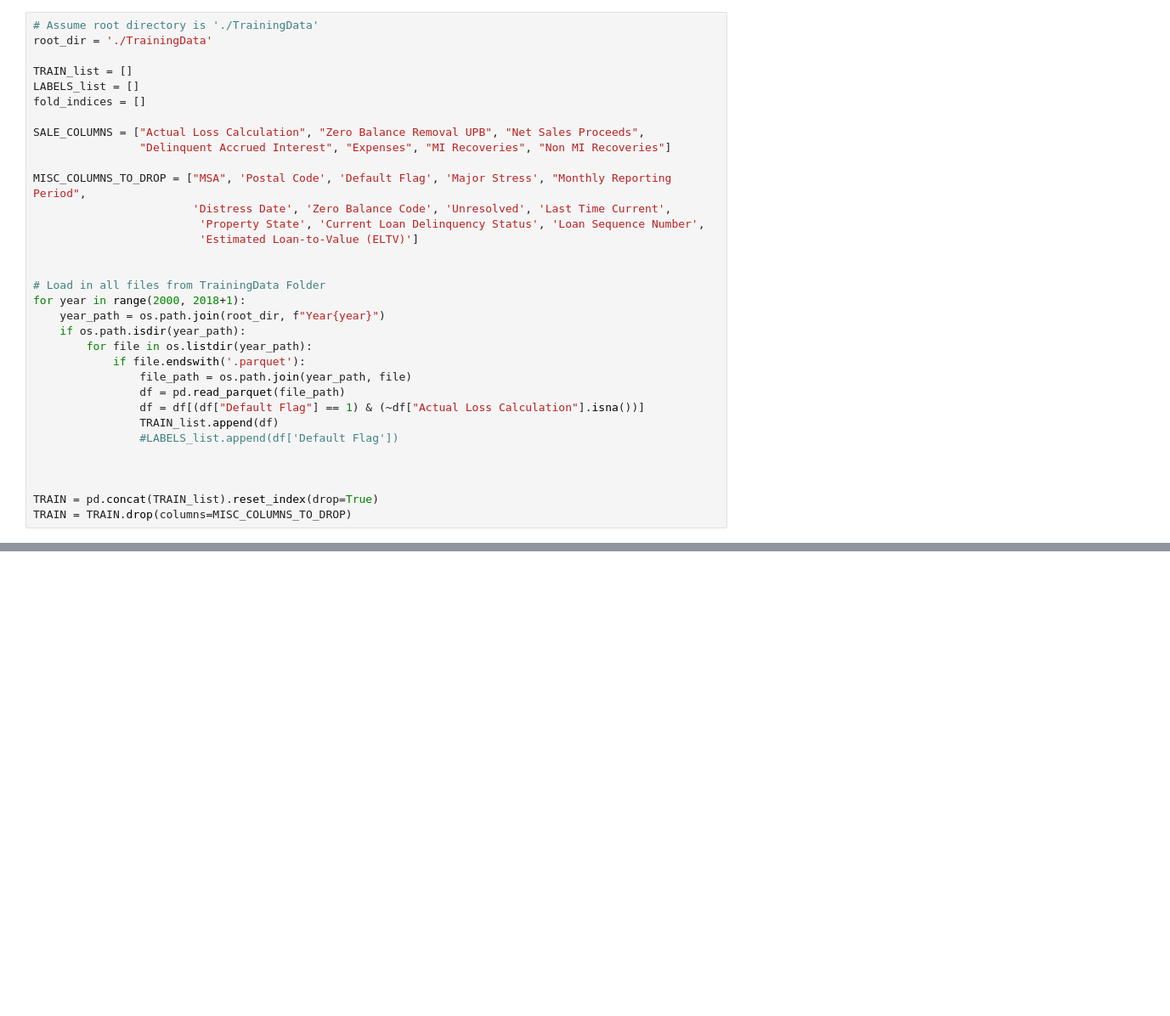
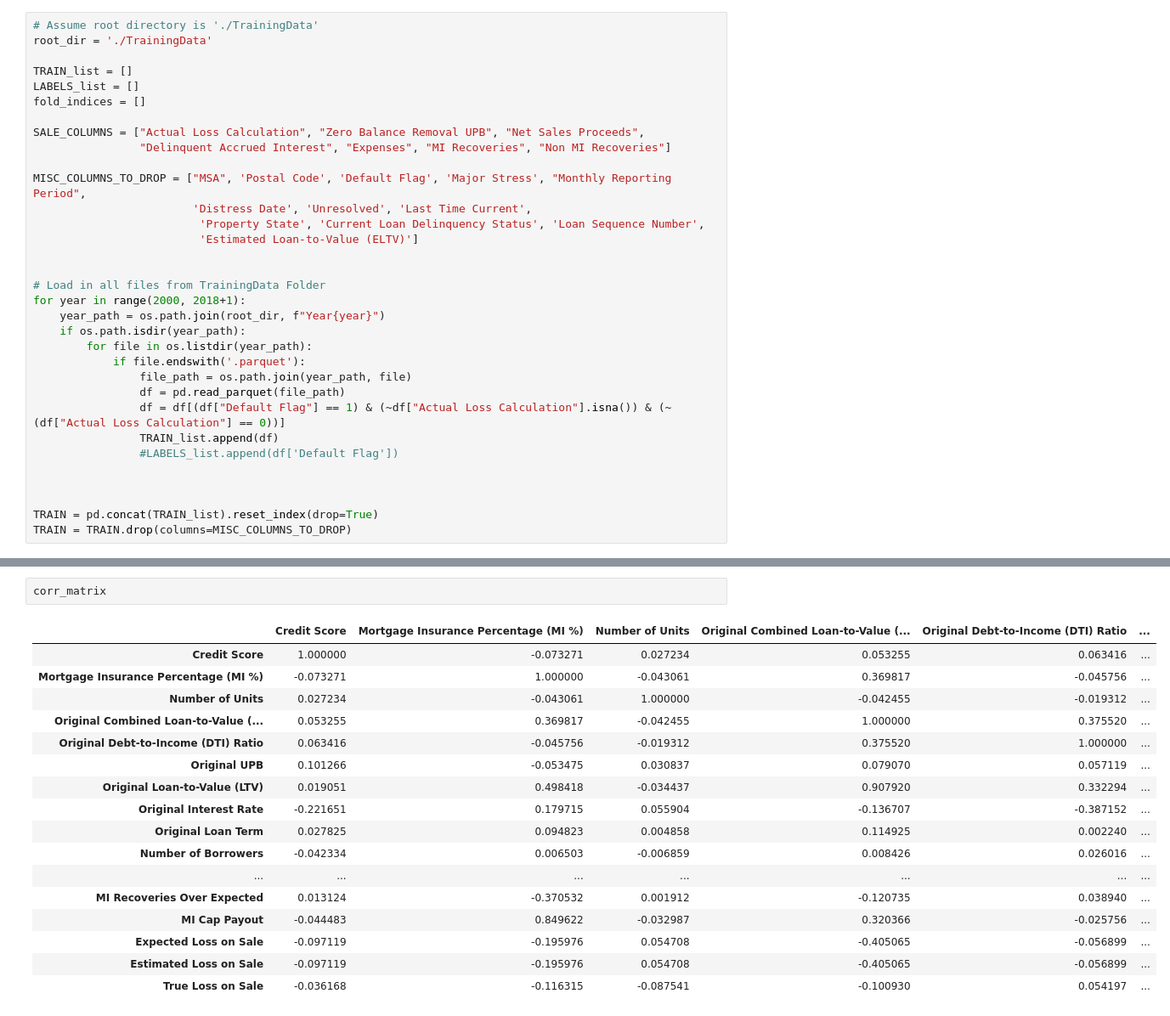
Before and after one commit to SeanVilloresi/freddie-data, a Jupyter notebook: LGD.ipynb, the cells around one changed output, grey strips where cells are left out. Shown at 85% size. Drawn from its saved outputs; the diff is of its cells as text; blank space fills up the shorter version.

```diff
--- a/LGD.ipynb
+++ b/LGD.ipynb
@@ -30,7 +30,7 @@ SALE_COLUMNS = ["Actual Loss Calculation", "Zero Balance Removal UPB", "Net Sale
                 "Delinquent Accrued Interest", "Expenses", "MI Recoveries", "Non MI Recoveries"]
 
 MISC_COLUMNS_TO_DROP = ["MSA", 'Postal Code', 'Default Flag', 'Major Stress', "Monthly Reporting Period",
-                        'Distress Date', 'Zero Balance Code', 'Unresolved', 'Last Time Current',
+                        'Distress Date', 'Unresolved', 'Last Time Current',
                          'Property State', 'Current Loan Delinquency Status', 'Loan Sequence Number',
                          'Estimated Loan-to-Value (ELTV)']
 
@@ -43,7 +43,7 @@ for year in range(2000, 2018+1):
             if file.endswith('.parquet'):
                 file_path = os.path.join(year_path, file)
                 df = pd.read_parquet(file_path)
-                df = df[(df["Default Flag"] == 1) & (~df["Actual Loss Calculation"].isna())]
+                df = df[(df["Default Flag"] == 1) & (~df["Actual Loss Calculation"].isna()) & (~(df["Actual Loss Calculation"] == 0))]
                 TRAIN_list.append(df)
                 #LABELS_list.append(df['Default Flag'])
 
@@ -83,0 +235,20 @@ plt.show()
+# %%
+corr_matrix
+# %% [output]
+|  | Credit Score | Mortgage Insurance Percentage (MI %) | Number of Units | Original Combined Loan-to-Value (... | Original Debt-to-Income (DTI) Ratio | ... |
+| Credit Score | 1.000000 | -0.073271 | 0.027234 | 0.053255 | 0.063416 | ... |
+| Mortgage Insurance Percentage (MI %) | -0.073271 | 1.000000 | -0.043061 | 0.369817 | -0.045756 | ... |
+| Number of Units | 0.027234 | -0.043061 | 1.000000 | -0.042455 | -0.019312 | ... |
+| Original Combined Loan-to-Value (... | 0.053255 | 0.369817 | -0.042455 | 1.000000 | 0.375520 | ... |
+| Original Debt-to-Income (DTI) Ratio | 0.063416 | -0.045756 | -0.019312 | 0.375520 | 1.000000 | ... |
+| Original UPB | 0.101266 | -0.053475 | 0.030837 | 0.079070 | 0.057119 | ... |
+| Original Loan-to-Value (LTV) | 0.019051 | 0.498418 | -0.034437 | 0.907920 | 0.332294 | ... |
+| Original Interest Rate | -0.221651 | 0.179715 | 0.055904 | -0.136707 | -0.387152 | ... |
+| Original Loan Term | 0.027825 | 0.094823 | 0.004858 | 0.114925 | 0.002240 | ... |
+| Number of Borrowers | -0.042334 | 0.006503 | -0.006859 | 0.008426 | 0.026016 | ... |
+| ... | ... | ... | ... | ... | ... | ... |
+| MI Recoveries Over Expected | 0.013124 | -0.370532 | 0.001912 | -0.120735 | 0.038940 | ... |
+| MI Cap Payout | -0.044483 | 0.849622 | -0.032987 | 0.320366 | -0.025756 | ... |
+| Expected Loss on Sale | -0.097119 | -0.195976 | 0.054708 | -0.405065 | -0.056899 | ... |
+| Estimated Loss on Sale | -0.097119 | -0.195976 | 0.054708 | -0.405065 | -0.056899 | ... |
+| True Loss on Sale | -0.036168 | -0.116315 | -0.087541 | -0.100930 | 0.054197 | ... |
```
Also changed, not shown: parts of 18 cells of this notebook, 2 other files.
